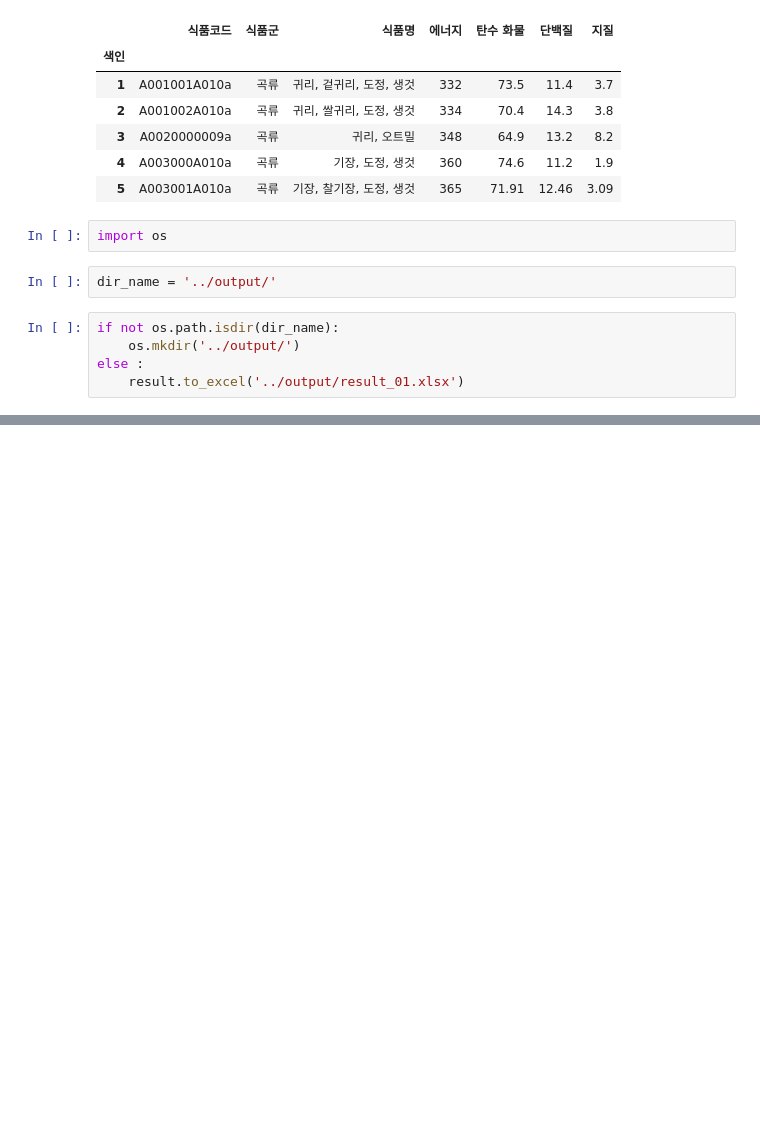
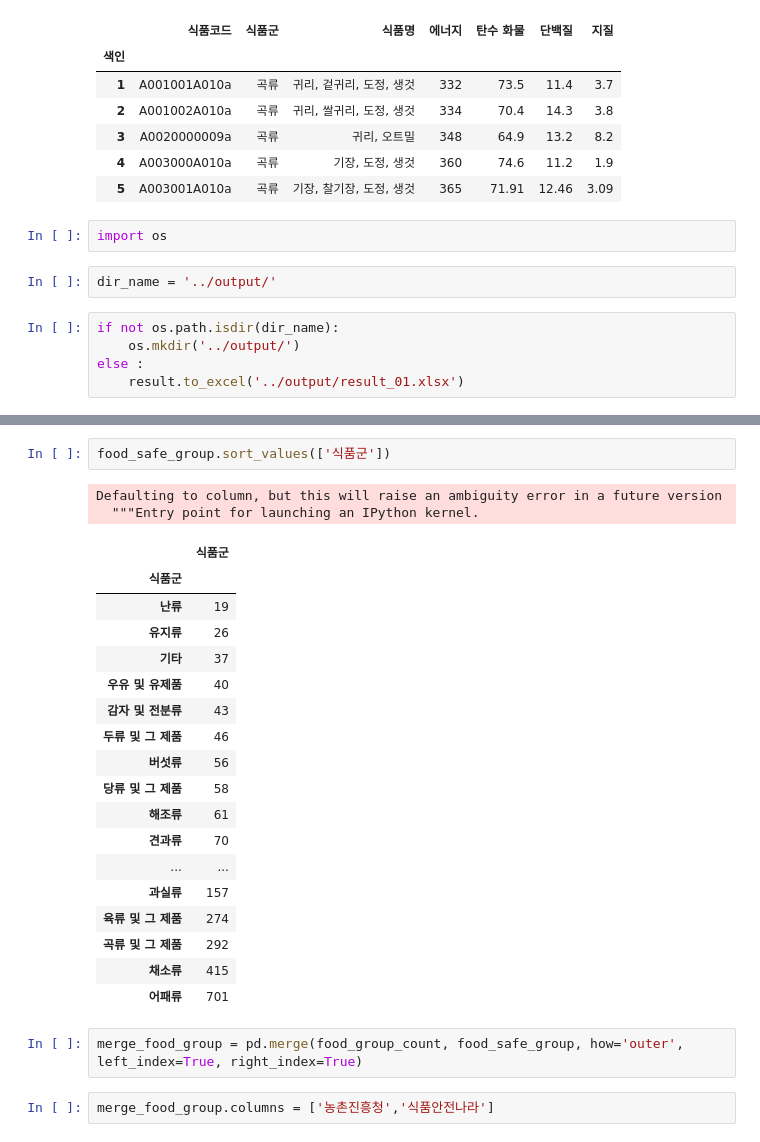
Before and after one commit to JAICHANGPARK/DataExperiment_Python, a Jupyter notebook: 02_food_analysis/analysis/20180717/code/9_revision_01.ipynb, the cells around one changed output, grey strips where cells are left out. Drawn from its saved outputs; the diff is of its cells as text; blank space fills up the shorter version.

```diff
--- a/02_food_analysis/analysis/20180717/code/9_revision_01.ipynb
+++ b/02_food_analysis/analysis/20180717/code/9_revision_01.ipynb
@@ -218,0 +240,27 @@ else :
+# %%
+food_safe_group.sort_values(['식품군'])
+# %% [output]
+Defaulting to column, but this will raise an ambiguity error in a future version
+  """Entry point for launching an IPython kernel.
+|  | 식품군 |
+| 식품군 |  |
+| 난류 | 19 |
+| 유지류 | 26 |
+| 기타 | 37 |
+| 우유 및 유제품 | 40 |
+| 감자 및 전분류 | 43 |
+| 두류 및 그 제품 | 46 |
+| 버섯류 | 56 |
+| 당류 및 그 제품 | 58 |
+| 해조류 | 61 |
+| 견과류 | 70 |
+| ... | ... |
+| 과실류 | 157 |
+| 육류 및 그 제품 | 274 |
+| 곡류 및 그 제품 | 292 |
+| 채소류 | 415 |
+| 어패류 | 701 |
+# %%
+merge_food_group = pd.merge(food_group_count, food_safe_group, how='outer', left_index=True, right_index=True)
+# %%
+merge_food_group.columns = ['농촌진흥청','식품안전나라']
```
Also changed, not shown: parts of 9 cells of this notebook, 2 other files.
